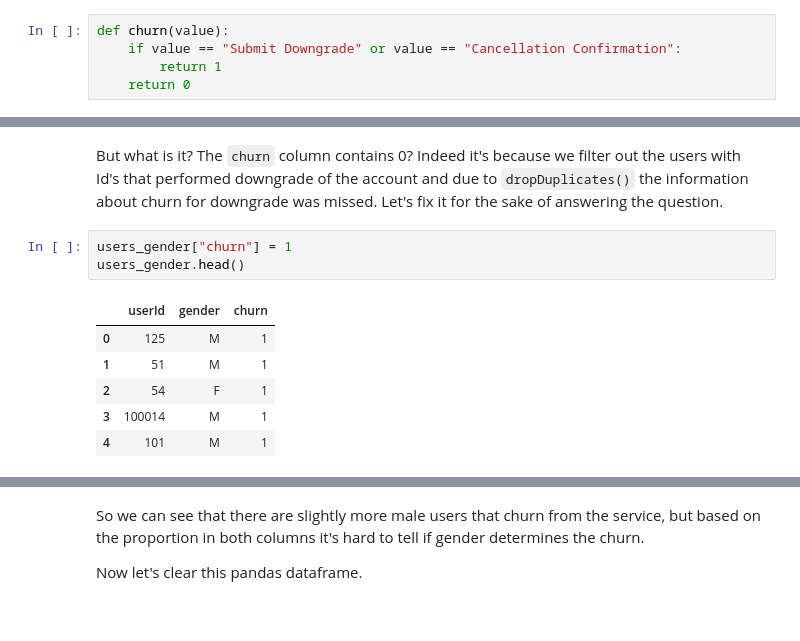
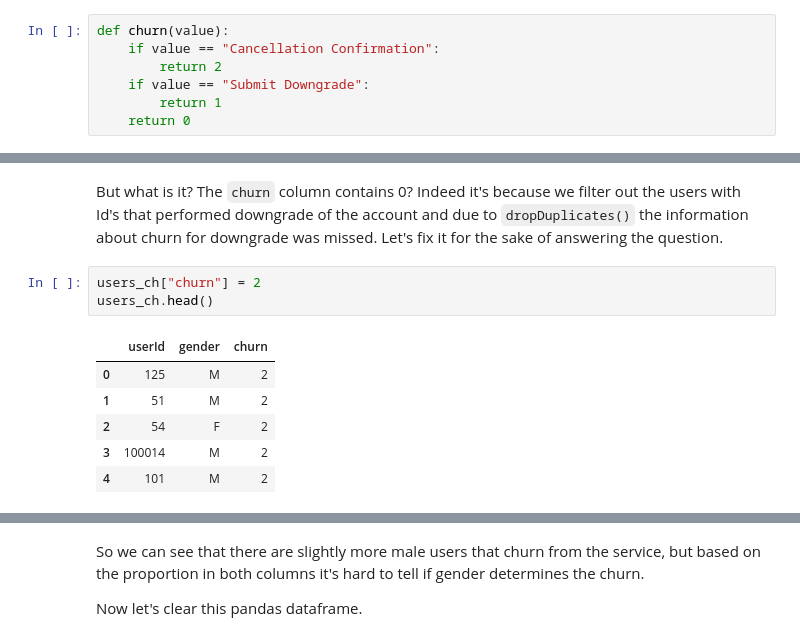
Before and after one commit to danpeczek/sparkify-capstone-project, a Jupyter notebook: Sparkify.ipynb, the cells around one changed output, grey strips where cells are left out. Cells and saved outputs as stored; diff of their text form.

```diff
--- a/Sparkify.ipynb
+++ b/Sparkify.ipynb
@@ -75,7 +75,9 @@ def isChurn(page):
     return False
 # %%
 def churn(value):
-    if value == "Submit Downgrade" or value == "Cancellation Confirmation":
+    if value == "Cancellation Confirmation":
+        return 2
+    if value == "Submit Downgrade":
         return 1
     return 0
 # %% [markdown]
@@ -186,13 +194,13 @@ users_gender.head()
 | 4 | 101 | M | 0 |
 # %% [markdown]
 But what is it? The `churn` column contains 0? Indeed it's because we filter out the users with Id's that performed downgrade of the account and due to `dropDuplicates()` the information about churn for downgrade was missed. Let's fix it for the sake of answering the question.
-# %%
-users_gender["churn"] = 1
-users_gender.head()
-# %% [output]
-|  | userId | gender | churn |
-| 0 | 125 | M | 1 |
-| 1 | 51 | M | 1 |
-| 2 | 54 | F | 1 |
-| 3 | 100014 | M | 1 |
-| 4 | 101 | M | 1 |
+# %%
+users_ch["churn"] = 2
+users_ch.head()
+# %% [output]
+|  | userId | gender | churn |
+| 0 | 125 | M | 2 |
+| 1 | 51 | M | 2 |
+| 2 | 54 | F | 2 |
+| 3 | 100014 | M | 2 |
+| 4 | 101 | M | 2 |
```
Also changed, not shown: parts of 41 cells of this notebook.
